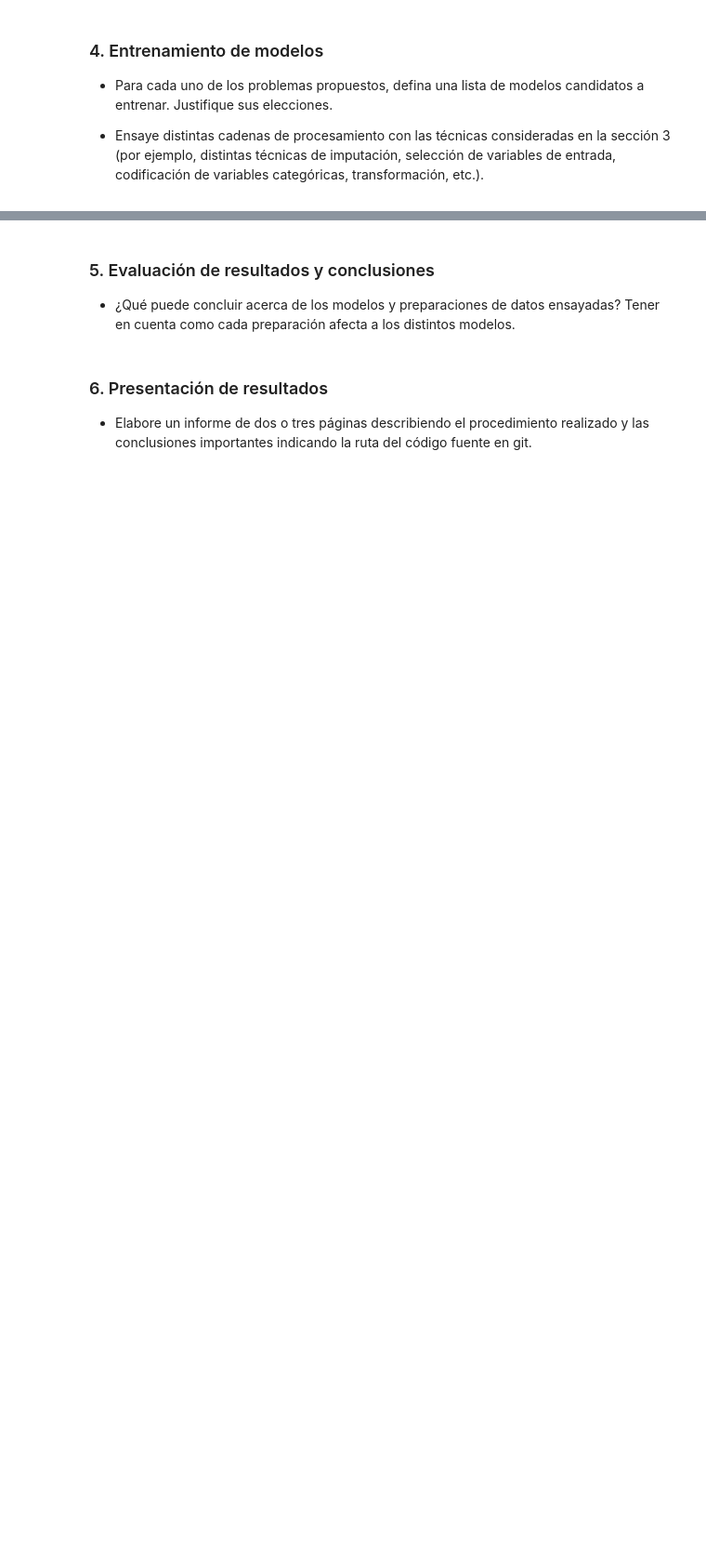
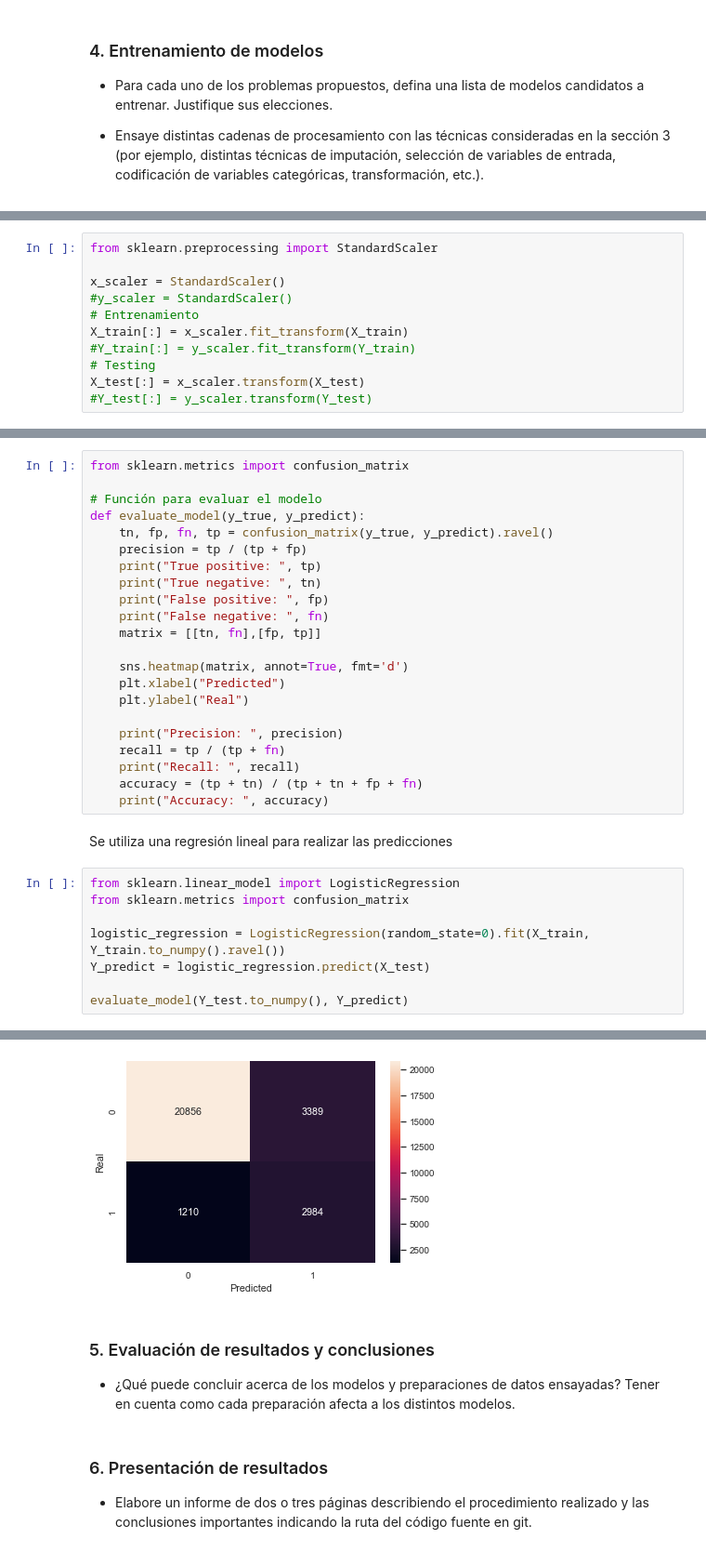
Before and after one commit to GonzaloRomeroR/CEIA, a Jupyter notebook: intro_ia/TP/TP.ipynb, the cells around one changed output, grey strips where cells are left out. Shown at 93% size. Drawn from its saved outputs; the diff is of its cells as text; blank space fills up the shorter version.

Commit message:
Add logistic regression to data analysis TP

```diff
--- a/intro_ia/TP/TP.ipynb
+++ b/intro_ia/TP/TP.ipynb
@@ -716,0 +748,11 @@ Columnas a eliminar:  Index(['Date_Month_02', 'WindDir9am_NE', 'Date_Month_03',
+# %%
+from sklearn.preprocessing import StandardScaler
+
+x_scaler = StandardScaler()
+#y_scaler = StandardScaler()
+# Entrenamiento
+X_train[:] = x_scaler.fit_transform(X_train)
+#Y_train[:] = y_scaler.fit_transform(Y_train)
+# Testing
+X_test[:] = x_scaler.transform(X_test)
+#Y_test[:] = y_scaler.transform(Y_test)
@@ -716,0 +784,33 @@ Columnas a eliminar:  Index(['Date_Month_02', 'WindDir9am_NE', 'Date_Month_03',
+# %%
+from sklearn.metrics import confusion_matrix
+
+# Función para evaluar el modelo
+def evaluate_model(y_true, y_predict):
+    tn, fp, fn, tp = confusion_matrix(y_true, y_predict).ravel()
+    precision = tp / (tp + fp)
+    print("True positive: ", tp)
+    print("True negative: ", tn)
+    print("False positive: ", fp)
+    print("False negative: ", fn)
+    matrix = [[tn, fn],[fp, tp]]
+
+    sns.heatmap(matrix, annot=True, fmt='d')
+    plt.xlabel("Predicted")
+    plt.ylabel("Real")
+
+    print("Precision: ", precision)
+    recall = tp / (tp + fn)
+    print("Recall: ", recall)
+    accuracy = (tp + tn) / (tp + tn + fp + fn)
+    print("Accuracy: ", accuracy)
+# %% [markdown]
+Se utiliza una regresión lineal para realizar las predicciones
+# %%
+from sklearn.linear_model import LogisticRegression
+from sklearn.metrics import confusion_matrix
+
+logistic_regression = LogisticRegression(random_state=0).fit(X_train, Y_train.to_numpy().ravel())
+Y_predict = logistic_regression.predict(X_test)
+
+evaluate_model(Y_test.to_numpy(), Y_predict)
+# %% [output]
@@ -717,3 +824,4 @@ Columnas a eliminar:  Index(['Date_Month_02', 'WindDir9am_NE', 'Date_Month_03',
+[figure, added]
 # %% [markdown]
 ### 5. Evaluación de resultados y conclusiones
 
```
Also changed, not shown: parts of 9 cells of this notebook.
